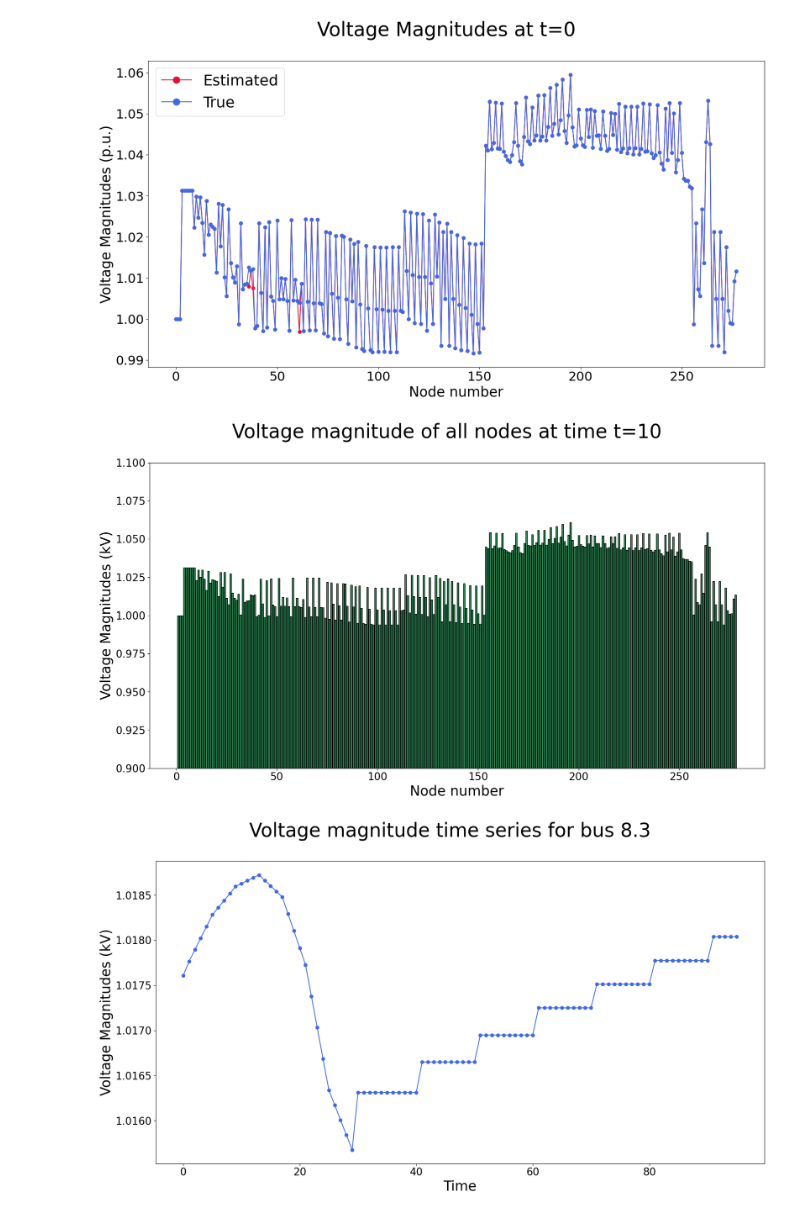
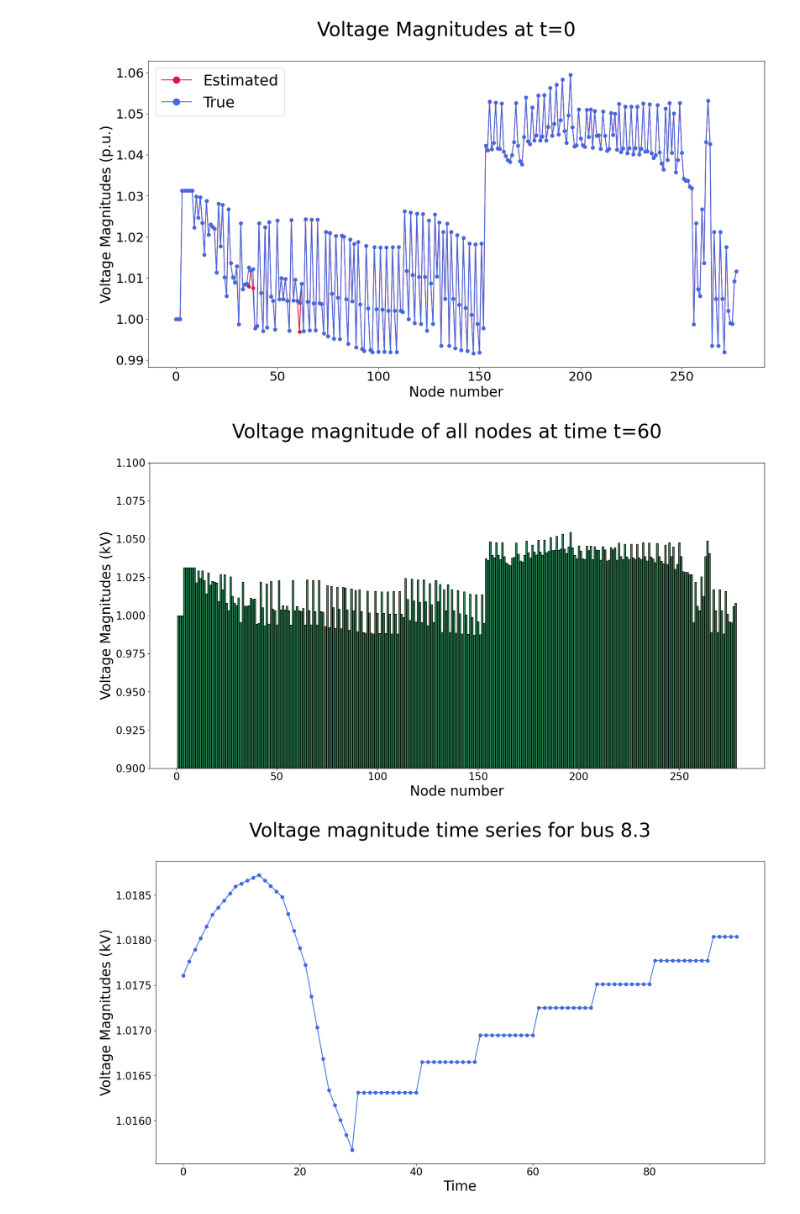
Before and after one commit to pnnl/oedisi_dopf, a Jupyter notebook: post_process/post_process.ipynb, the cells around one changed output. Cells and saved outputs as stored; diff of their text form; code cells hidden in the pictures.

```diff
--- a/post_process/post_process.ipynb
+++ b/post_process/post_process.ipynb
@@ -272,35 +272,35 @@ def plot_voltages(
         suptitle = f"Voltage magnitude time series for bus {bus}"
         x_axis = np.arange(voltages.shape[0])
         ax.plot(x_axis, voltages, "-o", color="royalblue")
 
 
 
     # Formatting
     ax.set_xlabel(xlabel, fontsize=label_fontsize)
     ax.set_ylabel(f"Voltage Magnitudes ({unit})", fontsize=label_fontsize)
     ax.tick_params(axis="x", labelsize=ticklabel_fontsize)
     ax.tick_params(axis="y", labelsize=ticklabel_fontsize)
     fig.suptitle(suptitle, fontsize=title_fontsize)
     return fig
 
 
 # opf_voltages = feather.read_feather(
 #     os.path.join(directory,
 #                  "opf_voltage_mag.feather")
 #                  ).drop("time", axis=1)
 true_voltages = np.abs(voltage_real.drop("time", axis=1) + 1j * voltage_imag.drop("time", axis=1))
 
 fig = plot_voltages(
     true_voltages, base_voltages,
-    time=10
+    time=60
     )
 
 fig = plot_voltages(
     true_voltages, base_voltages,
     bus='8.3'
     )
 # %% [output]
-[figure, old version]
+[figure, new version]
 [figure]
 # %%
 import networkx as nx
```
Also changed, not shown: parts of 1 cell of this notebook, 3 other files.
